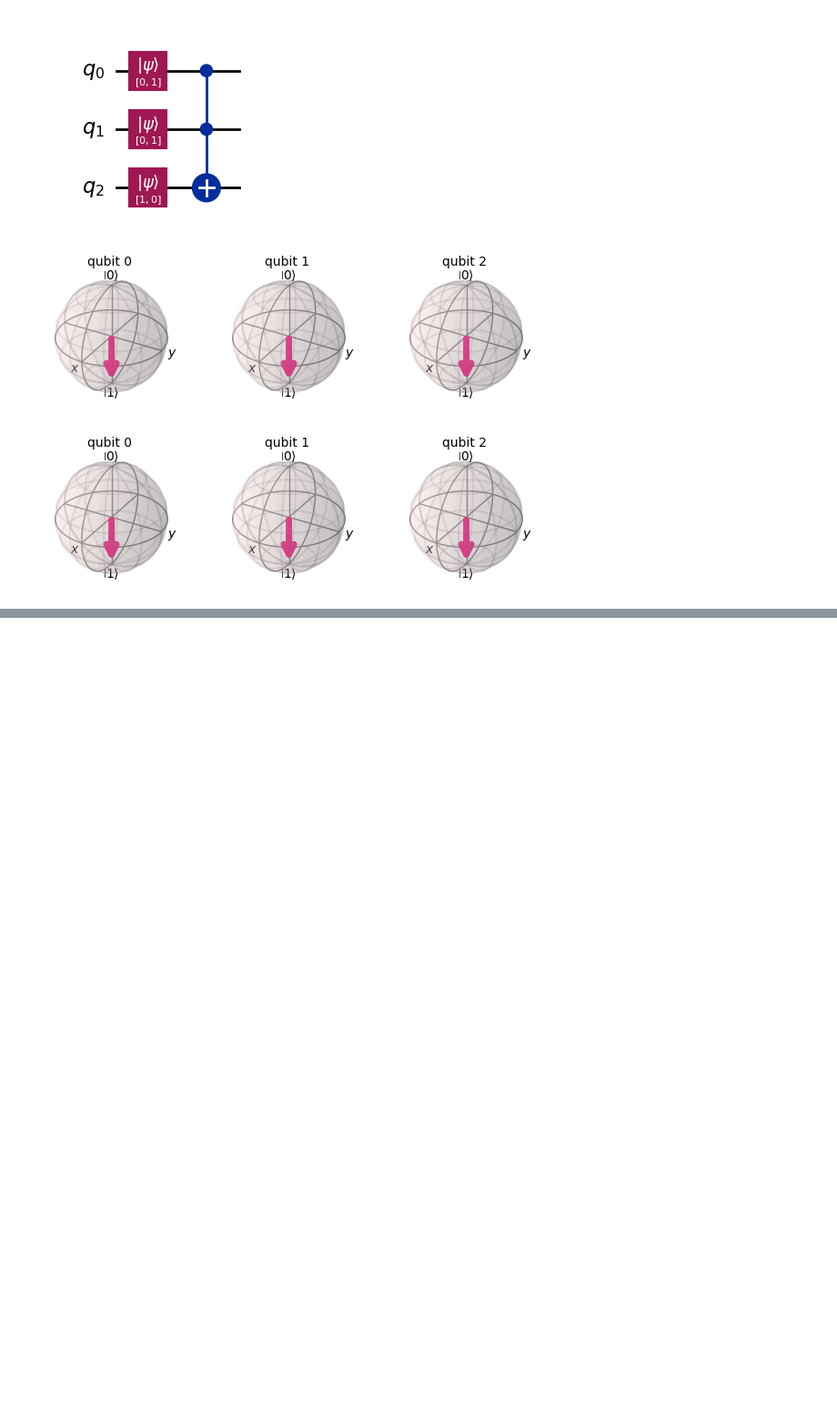
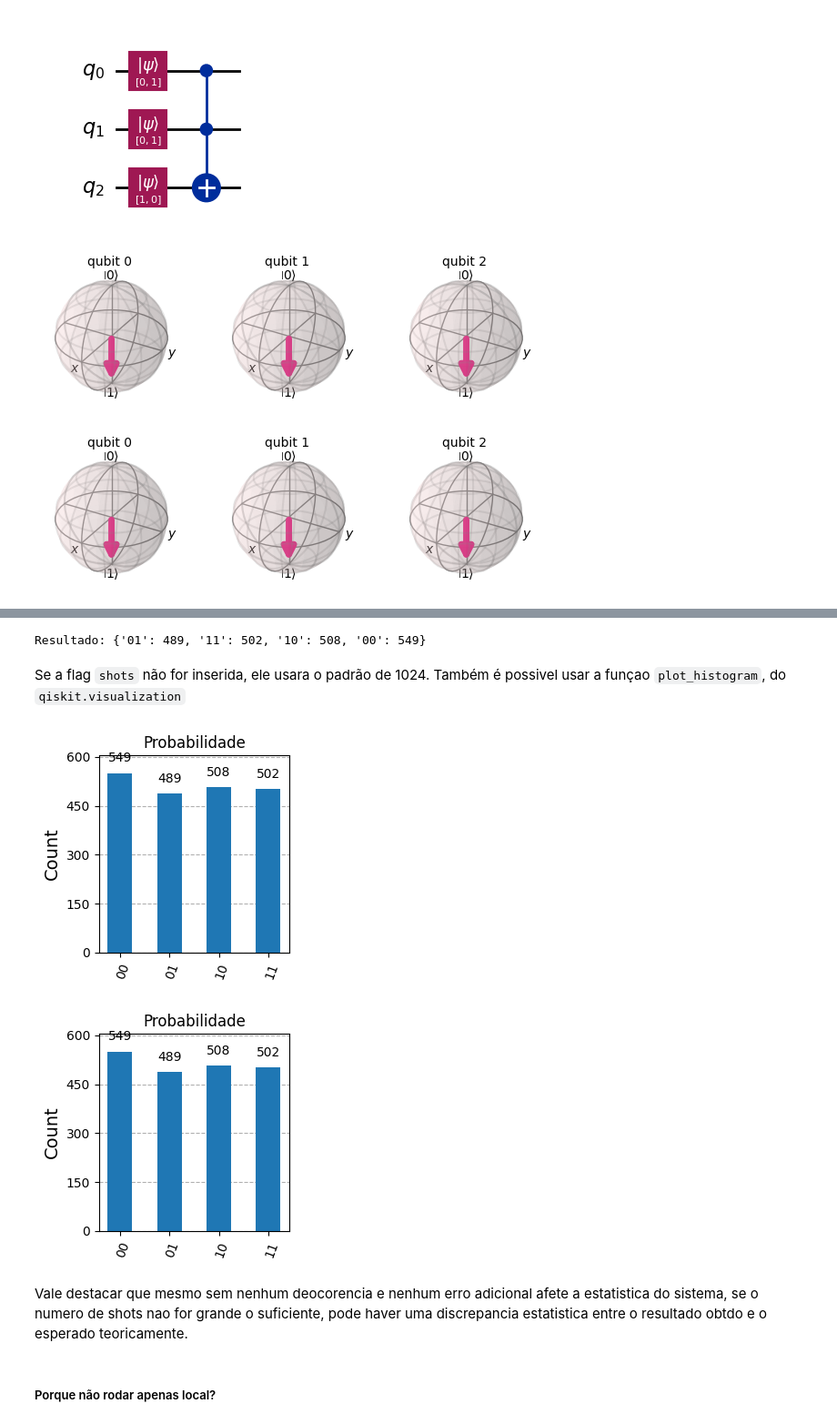
Before and after one commit to joaomoraski/quantum-computing-thesis, a Jupyter notebook: artigos/qiskit-learning.ipynb, the cells around one changed output, grey strips where cells are left out. Shown at 91% size. Saved outputs shown, nothing was run; the diff lists cells and outputs as text; code cells hidden in the pictures; blank space fills up the shorter version.

```diff
--- a/artigos/qiskit-learning.ipynb
+++ b/artigos/qiskit-learning.ipynb
@@ -549,0 +582,25 @@ plot_bloch_multivector(state_vector_CCCX, figsize=(2, 2))
+# %%
+from qiskit_aer import AerSimulator
+
+simulator = AerSimulator()
+
+job = simulator.run(circuitMedida, shots=1024*2)
+result = job.result()
+
+counts = result.get_counts(circuitMedida)
+
+print(f"Resultado: {counts}")
+# %% [output]
+Resultado: {'01': 489, '11': 502, '10': 508, '00': 549}
+# %% [markdown]
+Se a flag `shots` não for inserida, ele usara o padrão de 1024. Também é possivel usar a funçao `plot_histogram`, do `qiskit.visualization`
+# %%
+title = "Probabilidade"
+plot_histogram(counts, title=title, figsize=(3, 3))
+# %% [output]
+[figure, added]
+[figure, added]
+# %% [markdown]
+Vale destacar que mesmo sem nenhum deocorencia e nenhum erro adicional afete a estatistica do sistema, se o numero de shots nao for grande o suficiente, pode haver uma discrepancia estatistica entre o resultado obtdo e o esperado teoricamente.
+# %% [markdown]
+##### Porque não rodar apenas local?
```
Also changed, not shown: parts of 10 cells of this notebook.
